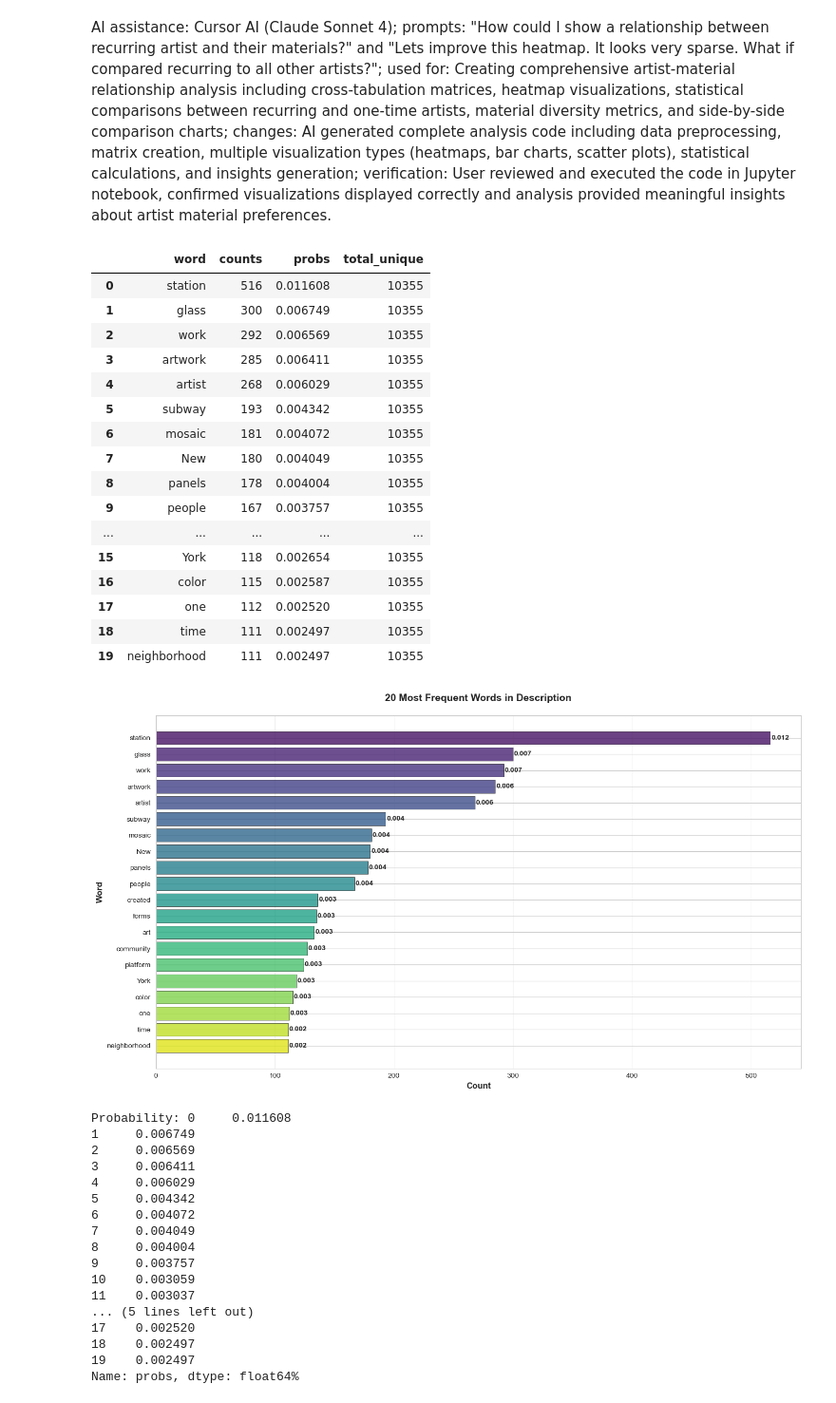
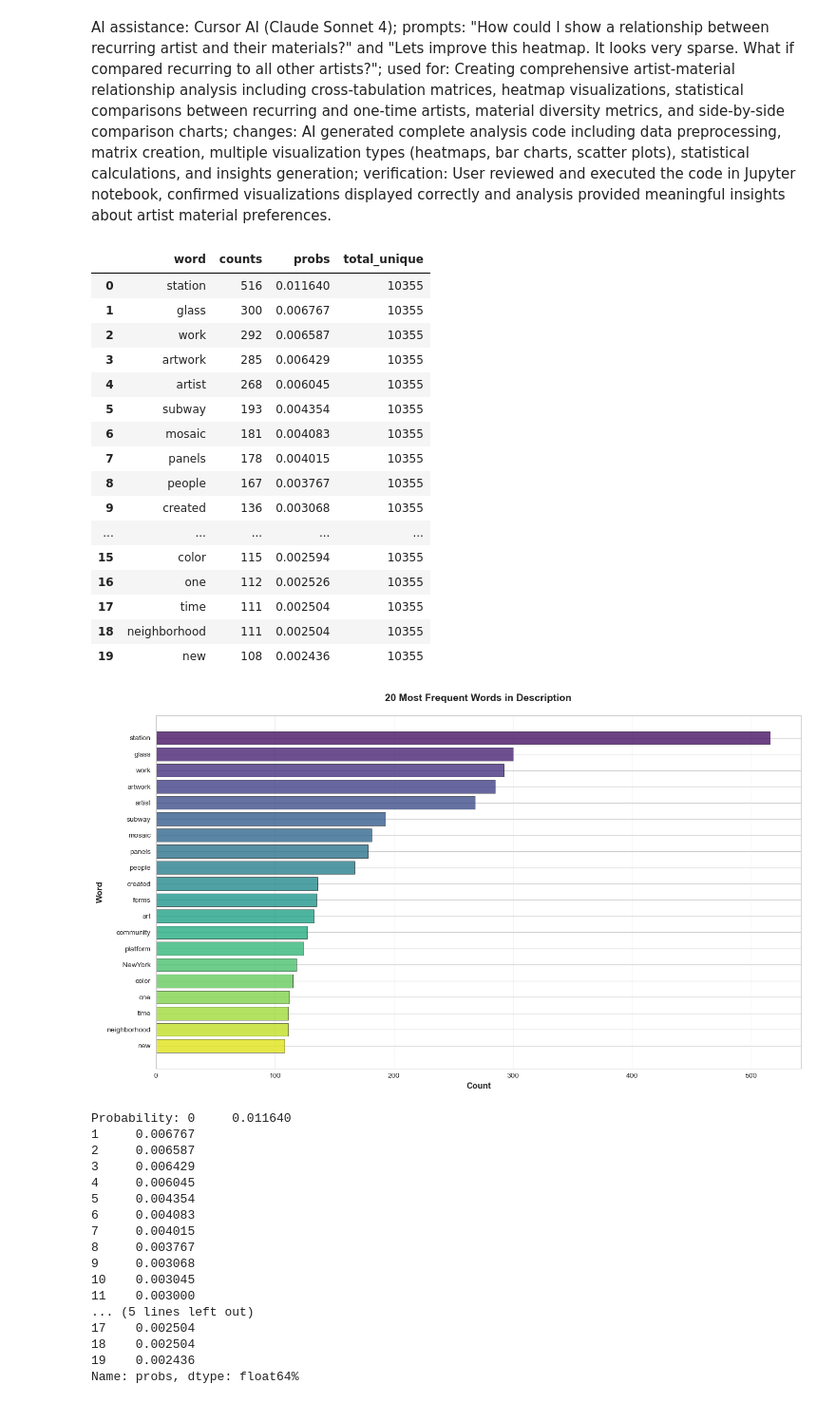
Before and after one commit to marobinette/DataScience, a Jupyter notebook: assignments/week2/MTAArt/eda_pt_2.ipynb, the cells around one changed output. Shown at 95% size. Cells and saved outputs as stored; diff of their text form; code cells hidden in the pictures.

```diff
--- a/assignments/week2/MTAArt/eda_pt_2.ipynb
+++ b/assignments/week2/MTAArt/eda_pt_2.ipynb
@@ -519,6 +576,8 @@ def tokenize_words(text, remove_stop_words=False):
 
     # Use TweetTokenizer for better handling of contractions and punctuation
     tokenizer = TweetTokenizer()
+    text = re.sub(r'\bNew York\b', 'NewYork', text, flags=re.IGNORECASE)
+
     words = tokenizer.tokenize(text)
 
     # Remove punctuation and keep only alphanumeric characters
@@ -569,73 +628,73 @@ word_data = get_word_data(words)
 word_data.head(20)
 # %% [output]
 |  | word | counts | probs | total_unique |
-| 0 | station | 516 | 0.011608 | 10355 |
-| 1 | glass | 300 | 0.006749 | 10355 |
-| 2 | work | 292 | 0.006569 | 10355 |
-| 3 | artwork | 285 | 0.006411 | 10355 |
-| 4 | artist | 268 | 0.006029 | 10355 |
-| 5 | subway | 193 | 0.004342 | 10355 |
-| 6 | mosaic | 181 | 0.004072 | 10355 |
-| 7 | New | 180 | 0.004049 | 10355 |
-| 8 | panels | 178 | 0.004004 | 10355 |
-| 9 | people | 167 | 0.003757 | 10355 |
+| 0 | station | 516 | 0.011640 | 10355 |
+| 1 | glass | 300 | 0.006767 | 10355 |
+| 2 | work | 292 | 0.006587 | 10355 |
+| 3 | artwork | 285 | 0.006429 | 10355 |
+| 4 | artist | 268 | 0.006045 | 10355 |
+| 5 | subway | 193 | 0.004354 | 10355 |
+| 6 | mosaic | 181 | 0.004083 | 10355 |
+| 7 | panels | 178 | 0.004015 | 10355 |
+| 8 | people | 167 | 0.003767 | 10355 |
+| 9 | created | 136 | 0.003068 | 10355 |
 | ... | ... | ... | ... | ... |
-| 15 | York | 118 | 0.002654 | 10355 |
-| 16 | color | 115 | 0.002587 | 10355 |
-| 17 | one | 112 | 0.002520 | 10355 |
-| 18 | time | 111 | 0.002497 | 10355 |
-| 19 | neighborhood | 111 | 0.002497 | 10355 |
+| 15 | color | 115 | 0.002594 | 10355 |
+| 16 | one | 112 | 0.002526 | 10355 |
+| 17 | time | 111 | 0.002504 | 10355 |
+| 18 | neighborhood | 111 | 0.002504 | 10355 |
+| 19 | new | 108 | 0.002436 | 10355 |
 # %%
 # Calculate total dollar amounts spent by each spender
 # spender_amounts = df.groupby('spe_nam')['exp_amo'].sum().sort_values(ascending=False)
 
 # print(f"Top 20 spenders by total dollar amount:")
 # print(spender_amounts.head(20))
 plt.figure(figsize=(14, 8))
 top_twenty_words = word_data.iloc[:20]
 
 colors = sns.color_palette('viridis', len(top_twenty_words))
 
 bars = plt.barh(range(len(top_twenty_words)), top_twenty_words.counts,
                 color=colors, alpha=0.8, edgecolor='black', linewidth=0.5)
 
 plt.xlabel('Count', fontsize=12, fontweight='bold')
 plt.ylabel('Word', fontsize=12, fontweight='bold')
 plt.title('20 Most Frequent Words in Description',
           fontsize=14, fontweight='bold', pad=20)
 
 plt.yticks(range(len(top_twenty_words)), top_twenty_words.word)
 
 plt.grid(axis='x', alpha=0.3)
 plt.gca().set_axisbelow(True)
 
 plt.gca().invert_yaxis()
 
 plt.tight_layout()
-for i, (count, prob) in enumerate(zip(top_twenty_words.counts, top_twenty_words.probs)):
-    plt.text(count + 0.7, i, f'{prob:.3f}',
-             va='center', ha='left', fontsize=10, fontweight='bold')
+# for i, (count, prob) in enumerate(zip(top_twenty_words.counts, top_twenty_words.probs)):
+#     plt.text(count + 0.7, i, f'{prob:.3f}',
+#              va='center', ha='left', fontsize=10, fontweight='bold')
 
 plt.savefig('images/top_twenty_words.png', dpi=300, bbox_inches='tight')
 plt.show()
 
 print(f"Probability: {top_twenty_words.probs}%")
 # %% [output]
-[figure, old version]
+[figure, new version]
-Probability: 0     0.011608
-1     0.006749
-2     0.006569
-3     0.006411
-4     0.006029
-5     0.004342
-6     0.004072
-7     0.004049
-8     0.004004
-9     0.003757
-10    0.003059
-11    0.003037
+Probability: 0     0.011640
+1     0.006767
+2     0.006587
+3     0.006429
+4     0.006045
+5     0.004354
+6     0.004083
+7     0.004015
+8     0.003767
+9     0.003068
+10    0.003045
+11    0.003000
 ... (5 lines left out)
-17    0.002520
-18    0.002497
-19    0.002497
+17    0.002504
+18    0.002504
+19    0.002436
 Name: probs, dtype: float64%
```
Also changed, not shown: parts of 11 cells of this notebook, 11 other files.
